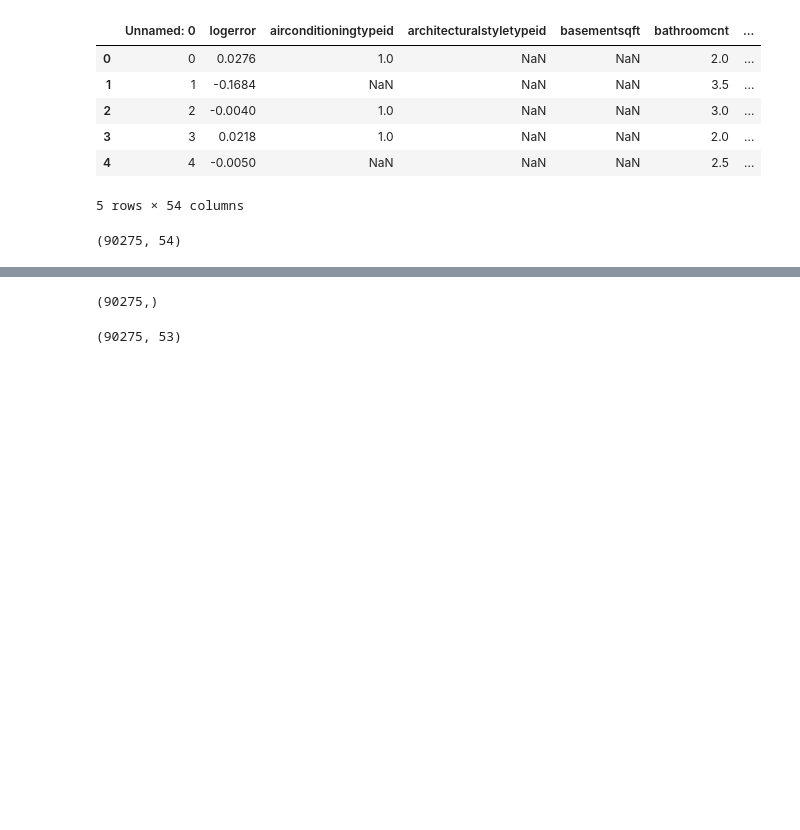
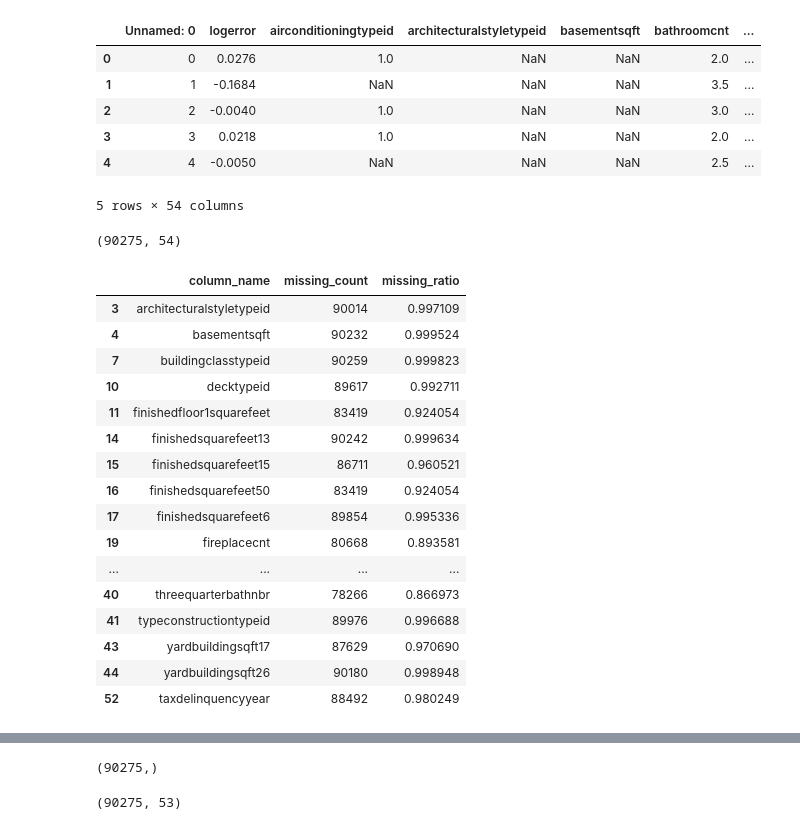
Before and after one commit to ssuravarapu/DeepLearning, a Jupyter notebook: kaggle/zestimate/zestimate_error_pred.ipynb, the cells around one changed output, grey strips where cells are left out. Saved outputs shown, nothing was run; the diff lists cells and outputs as text; code cells hidden in the pictures; blank space fills up the shorter version.

Commit message:
Added functionality to remove columns with vastly (>99%) missing data

```diff
--- a/kaggle/zestimate/zestimate_error_pred.ipynb
+++ b/kaggle/zestimate/zestimate_error_pred.ipynb
@@ -26,6 +26,29 @@ data.head()
 data.shape
 # %% [output]
 (90275, 54)
+# %%
+missing_df = data.isnull().sum(axis=0).reset_index()
+missing_df.columns = ['column_name', 'missing_count']
+missing_df['missing_ratio'] = missing_df['missing_count'] / data.shape[0]
+missing_df.loc[missing_df['missing_ratio']>0.80]
+# %% [output]
+|  | column_name | missing_count | missing_ratio |
+| 3 | architecturalstyletypeid | 90014 | 0.997109 |
+| 4 | basementsqft | 90232 | 0.999524 |
+| 7 | buildingclasstypeid | 90259 | 0.999823 |
+| 10 | decktypeid | 89617 | 0.992711 |
+| 11 | finishedfloor1squarefeet | 83419 | 0.924054 |
+| 14 | finishedsquarefeet13 | 90242 | 0.999634 |
+| 15 | finishedsquarefeet15 | 86711 | 0.960521 |
+| 16 | finishedsquarefeet50 | 83419 | 0.924054 |
+| 17 | finishedsquarefeet6 | 89854 | 0.995336 |
+| 19 | fireplacecnt | 80668 | 0.893581 |
+| ... | ... | ... | ... |
+| 40 | threequarterbathnbr | 78266 | 0.866973 |
+| 41 | typeconstructiontypeid | 89976 | 0.996688 |
+| 43 | yardbuildingsqft17 | 87629 | 0.970690 |
+| 44 | yardbuildingsqft26 | 90180 | 0.998948 |
+| 52 | taxdelinquencyyear | 88492 | 0.980249 |
 # %%
 data.fillna(-1.0) #Replace NaN with -1.0
 # %% [output]
```
